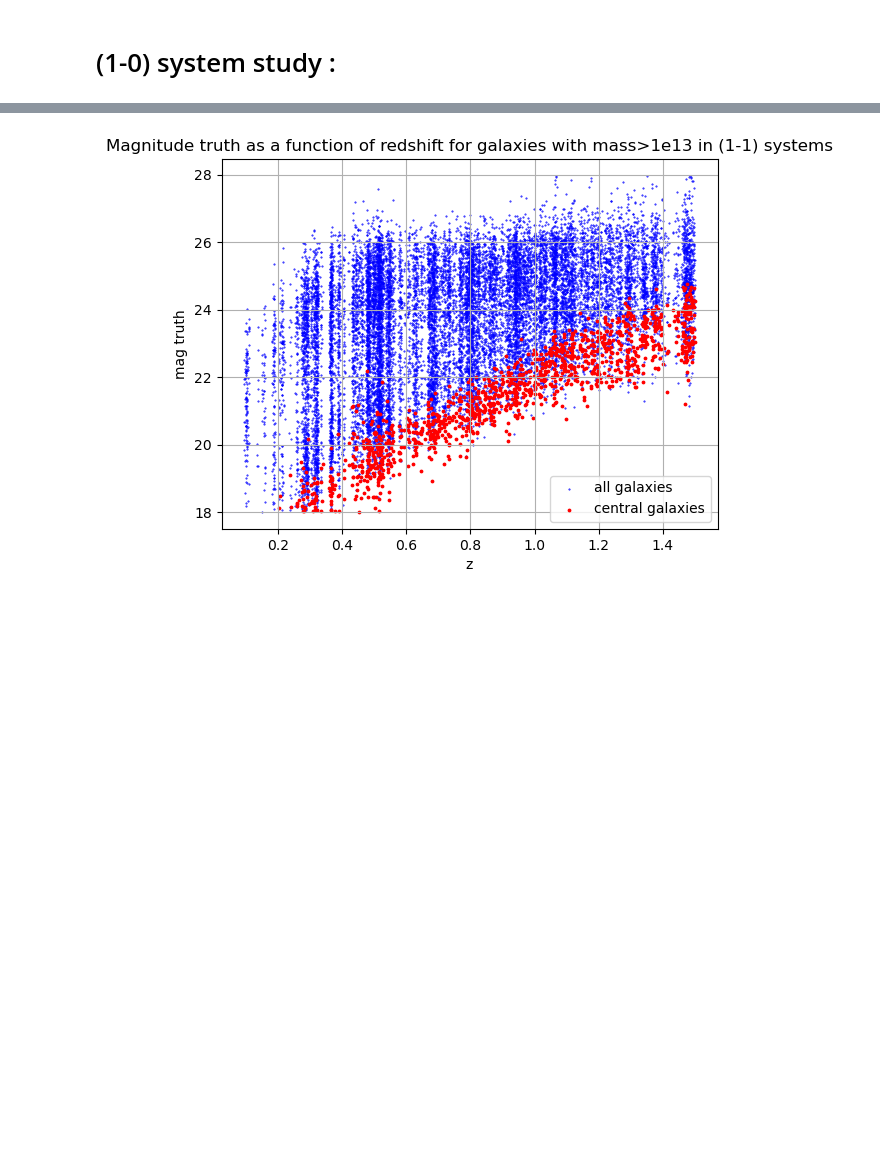
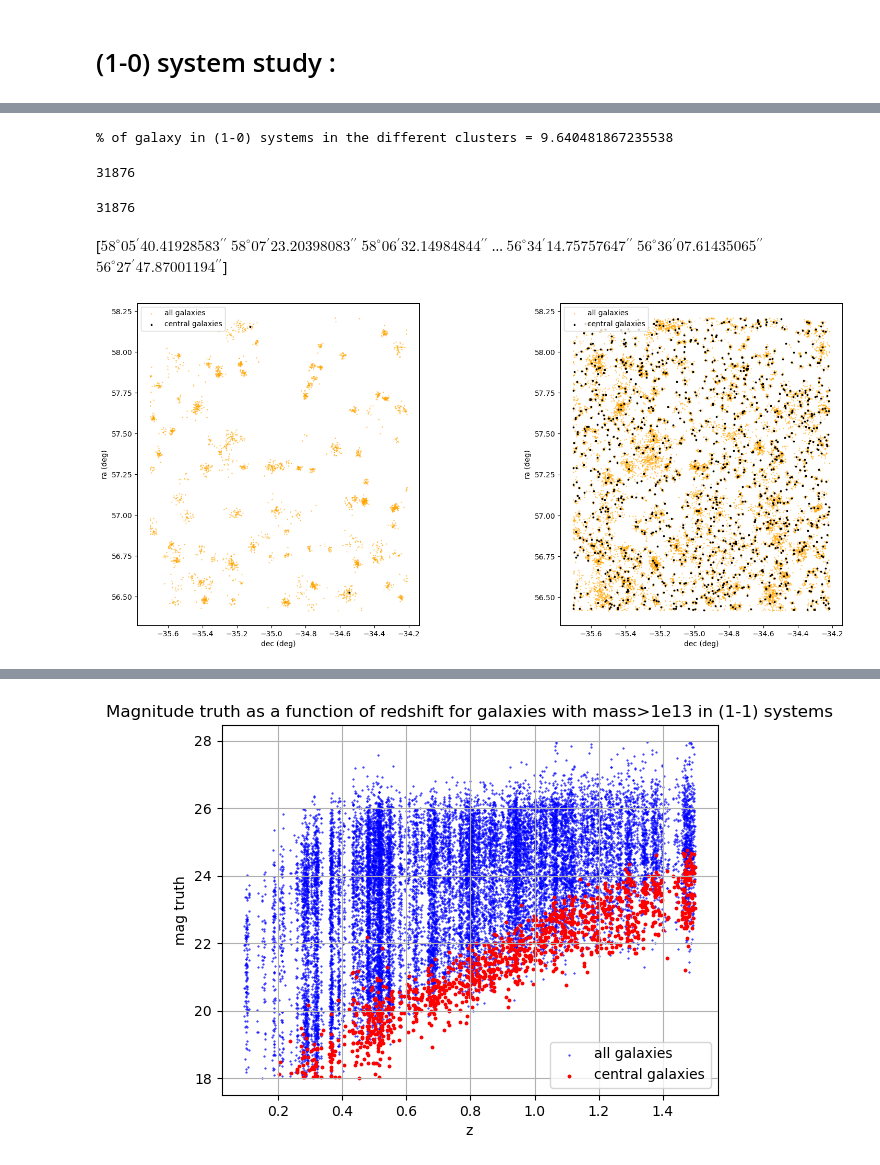
Before and after one commit to GabrielFrugier/stage_LSST, a Jupyter notebook: 1-0_systems.ipynb, the cells around one changed output, grey strips where cells are left out. Saved outputs shown, nothing was run; the diff lists cells and outputs as text; code cells hidden in the pictures; blank space fills up the shorter version.

```diff
--- a/1-0_systems.ipynb
+++ b/1-0_systems.ipynb
@@ -408,0 +388,12 @@ plt.show()
+# %%
+print("% of galaxy in (1-0) systems in the different clusters =", (len(ind_truth_all_1_0)/len(results[truth_mask][np.where((truth_data_z<z_max_cut) & (truth_data_halo_mass>halo_mass_cut_13))[0]]))*100)
+# %% [output]
+% of galaxy in (1-0) systems in the different clusters = 9.640481867235538
+# %%
+len(results[truth_mask][np.where((truth_data_z<z_max_cut) & (truth_data_halo_mass>halo_mass_cut_13))[0]])
+# %% [output]
+31876
+# %%
+len(system_1_0_mask_all)
+# %% [output]
+31876
@@ -408,0 +415,45 @@ plt.show()
+# %%
+#Coordinates of the truth and detected objects :
+
+truth_sc_1_1_all = SkyCoord(truth_data['ra'][ind_truth_all_1_1], truth_data['dec'][ind_truth_all_1_1], unit="deg")
+
+ra_truth_1_1_all = truth_sc_1_1_all.ra
+dec_truth_1_1_all = truth_sc_1_1_all.dec
+
+#########
+
+truth_sc_1_1_central = SkyCoord(truth_data['ra'][ind_truth_central_1_1], truth_data['dec'][ind_truth_central_1_1], unit="deg")
+
+
+ra_truth_1_1_central = truth_sc_1_1_central.ra
+dec_truth_1_1_central = truth_sc_1_1_central.dec
+# %%
+ra_truth_1_1_all
+# %% [output]
+[$58^\circ05{}^\prime40.41928583{}^{\prime\prime}$
+ $58^\circ07{}^\prime23.20398083{}^{\prime\prime}$
+ $58^\circ06{}^\prime32.14984844{}^{\prime\prime}$ ...
+ $56^\circ34{}^\prime14.75757647{}^{\prime\prime}$
+ $56^\circ36{}^\prime07.61435065{}^{\prime\prime}$
+ $56^\circ27{}^\prime47.87001194{}^{\prime\prime}$]
+# %%
+plt.figure(figsize=(15, 8))
+plt.subplots_adjust(left=0.1, right=1, wspace=0.5)
+
+plt1=plt.subplot(121)
+plt.scatter(dec_truth_1_0_all, ra_truth_1_0_all, s=0.2, label='all galaxies', color='orange')
+plt.scatter(dec_truth_1_0_central, ra_truth_1_0_central, s=3, label='central galaxies', color='black')
+plt.legend()
+plt.xlabel('dec (deg)')
+plt.ylabel('ra (deg)')
+
+plt2=plt.subplot(122)
+plt.scatter(dec_truth_1_1_all, ra_truth_1_1_all, s=0.2, label='all galaxies', color='orange')
+plt.scatter(dec_truth_1_1_central, ra_truth_1_1_central, s=3, label='central galaxies', color='black')
+plt.legend()
+plt.xlabel('dec (deg)')
+plt.ylabel('ra (deg)')
+
+plt.show()
+# %% [output]
+[figure, added]
```
Also changed, not shown: parts of 31 cells of this notebook, 2 other files.
